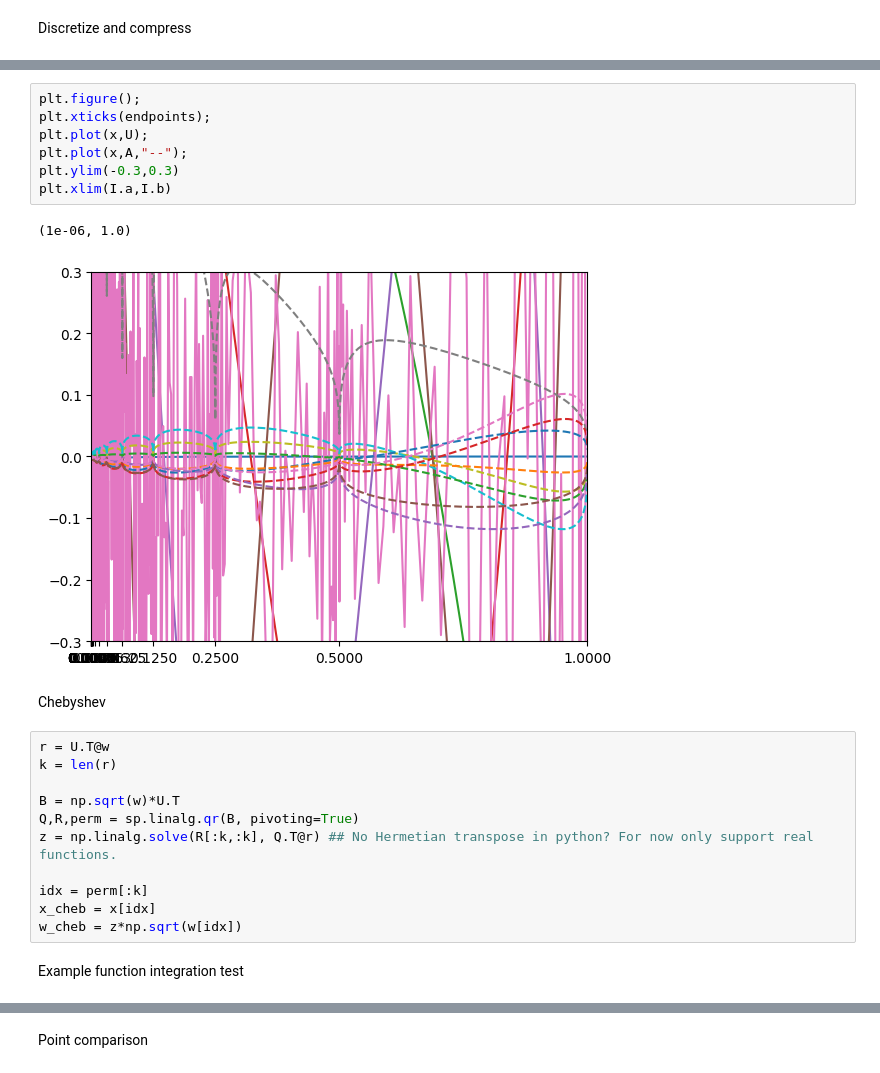
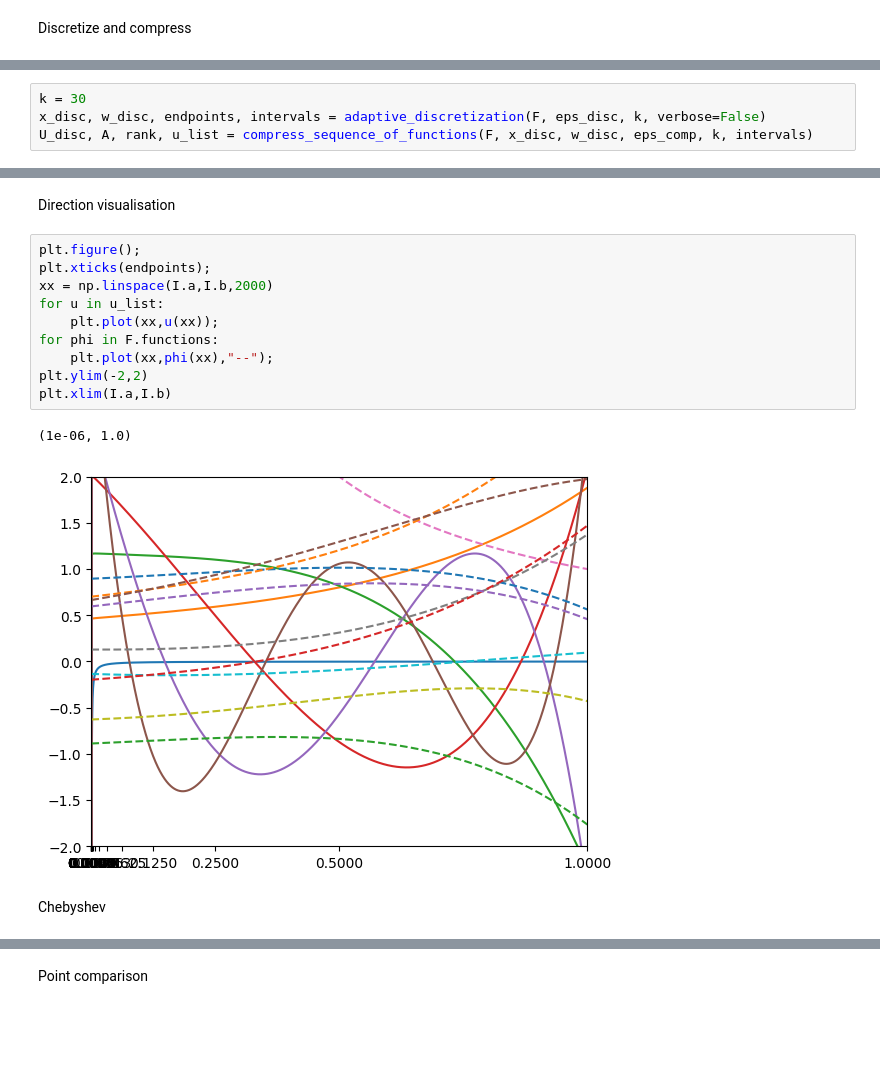
Before and after one commit to jakobtkn/ggqpy, a Jupyter notebook: genquad.ipynb, the cells around one changed output, grey strips where cells are left out. Cells and saved outputs as stored; diff of their text form; blank space fills up the shorter version.

```diff
--- a/genquad.ipynb
+++ b/genquad.ipynb
@@ -44,0 +42,4 @@ plt.semilogy(np.abs(np.diag(R)),"-x")
+# %%
+k = 30
+x_disc, w_disc, endpoints, intervals = adaptive_discretization(F, eps_disc, k, verbose=False)
+U_disc, A, rank, u_list = compress_sequence_of_functions(F, x_disc, w_disc, eps_comp, k, intervals)
@@ -45,26 +57,18 @@ plt.semilogy(np.abs(np.diag(R)),"-x")
+# %% [markdown]
+Direction visualisation
 # %%
 plt.figure();
 plt.xticks(endpoints);
-plt.plot(x,U);
-plt.plot(x,A,"--");
-plt.ylim(-0.3,0.3)
+xx = np.linspace(I.a,I.b,2000)
+for u in u_list:
+    plt.plot(xx,u(xx));
+for phi in F.functions:
+    plt.plot(xx,phi(xx),"--");
+plt.ylim(-2,2)
 plt.xlim(I.a,I.b)
 # %% [output]
 (1e-06, 1.0)
-[figure, old version]
+[figure, new version]
 # %% [markdown]
 Chebyshev
-# %%
-r = U.T@w
-k = len(r)
-
-B = np.sqrt(w)*U.T
-Q,R,perm = sp.linalg.qr(B, pivoting=True)
-z = np.linalg.solve(R[:k,:k], Q.T@r) ## No Hermetian transpose in python? For now only support real functions.
-
-idx = perm[:k]
-x_cheb = x[idx]
-w_cheb = z*np.sqrt(w[idx])
-# %% [markdown]
-Example function integration test
 # %%
```
Also changed, not shown: parts of 17 cells of this notebook, 3 other files.
